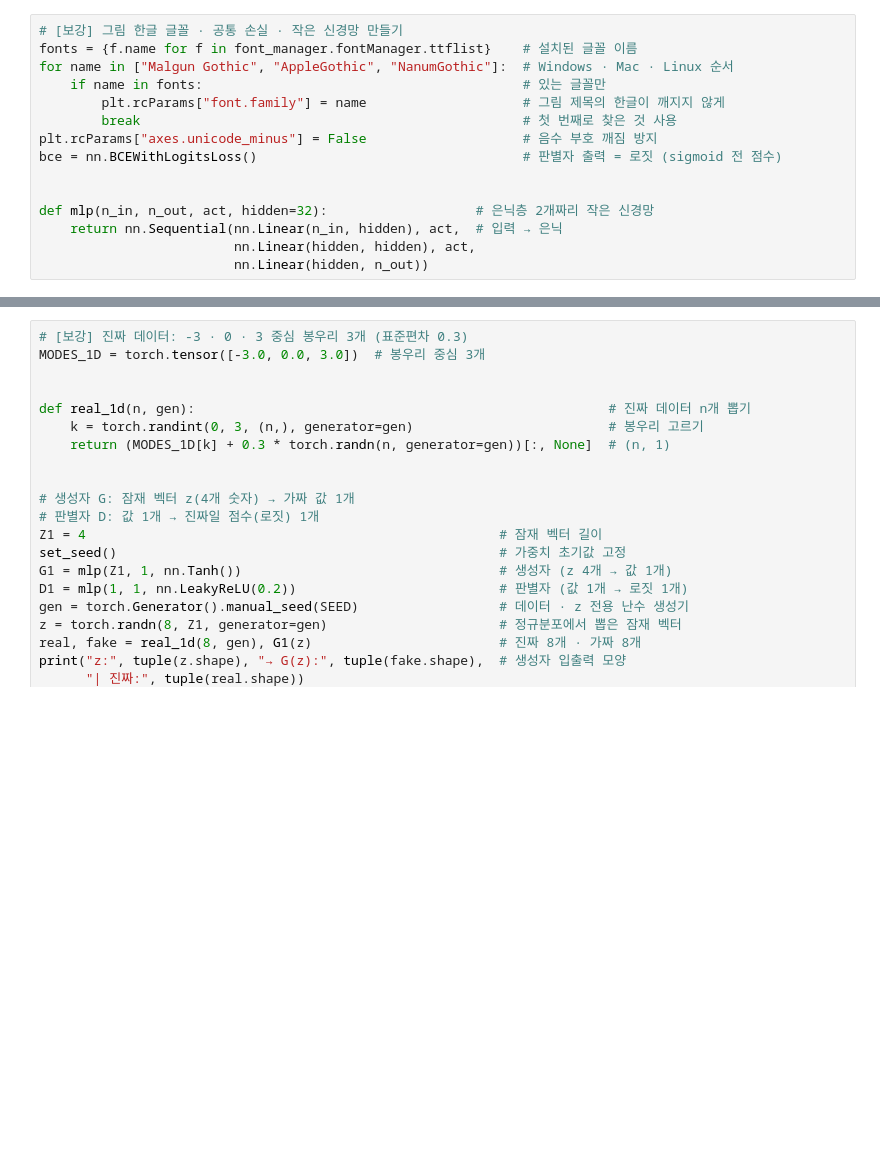
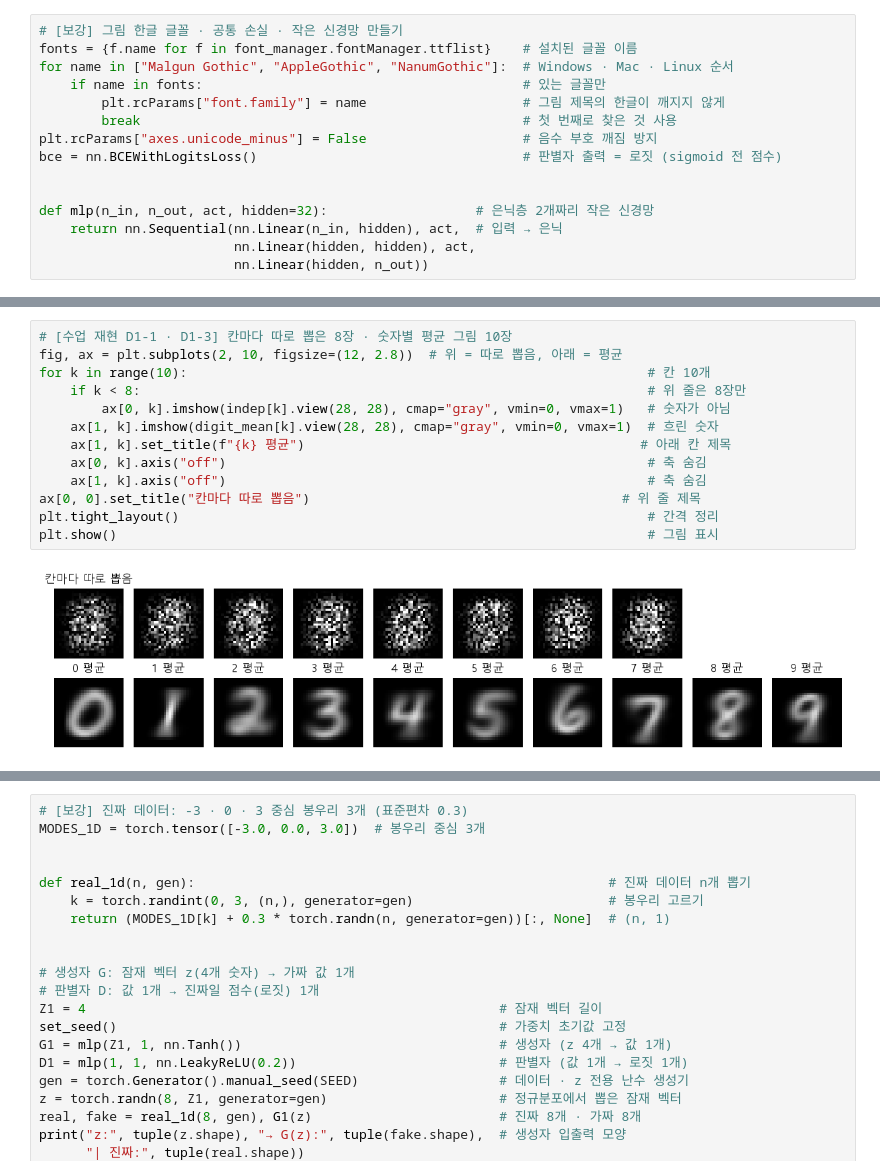
Before and after one commit to lee-da-gyo/ml-dl-study, a Jupyter notebook: 기초 문법 정리/13_생성모델/생성모델-1_GAN·Diffusion(완성본).ipynb, the cells around one changed output, grey strips where cells are left out. Drawn from its saved outputs; the diff is of its cells as text; blank space fills up the shorter version.

```diff
--- a/기초 문법 정리/13_생성모델/생성모델-1_GAN·Diffusion(완성본).ipynb
+++ b/기초 문법 정리/13_생성모델/생성모델-1_GAN·Diffusion(완성본).ipynb
@@ -209,0 +432,15 @@ MNIST: (60000, 28, 28) torch.uint8 → X_mnist: (60000, 784) | 범위: -1.0 ~ 1.
+# %%
+# [수업 재현 D1-1 · D1-3] 칸마다 따로 뽑은 8장 · 숫자별 평균 그림 10장
+fig, ax = plt.subplots(2, 10, figsize=(12, 2.8))  # 위 = 따로 뽑음, 아래 = 평균
+for k in range(10):                                                           # 칸 10개
+    if k < 8:                                                                 # 위 줄은 8장만
+        ax[0, k].imshow(indep[k].view(28, 28), cmap="gray", vmin=0, vmax=1)   # 숫자가 아님
+    ax[1, k].imshow(digit_mean[k].view(28, 28), cmap="gray", vmin=0, vmax=1)  # 흐린 숫자
+    ax[1, k].set_title(f"{k} 평균")                                           # 아래 칸 제목
+    ax[0, k].axis("off")                                                      # 축 숨김
+    ax[1, k].axis("off")                                                      # 축 숨김
+ax[0, 0].set_title("칸마다 따로 뽑음")                                        # 위 줄 제목
+plt.tight_layout()                                                            # 간격 정리
+plt.show()                                                                    # 그림 표시
+# %% [output]
+[figure, added]
```
Also changed, not shown: parts of 123 cells of this notebook, 5 other files.
